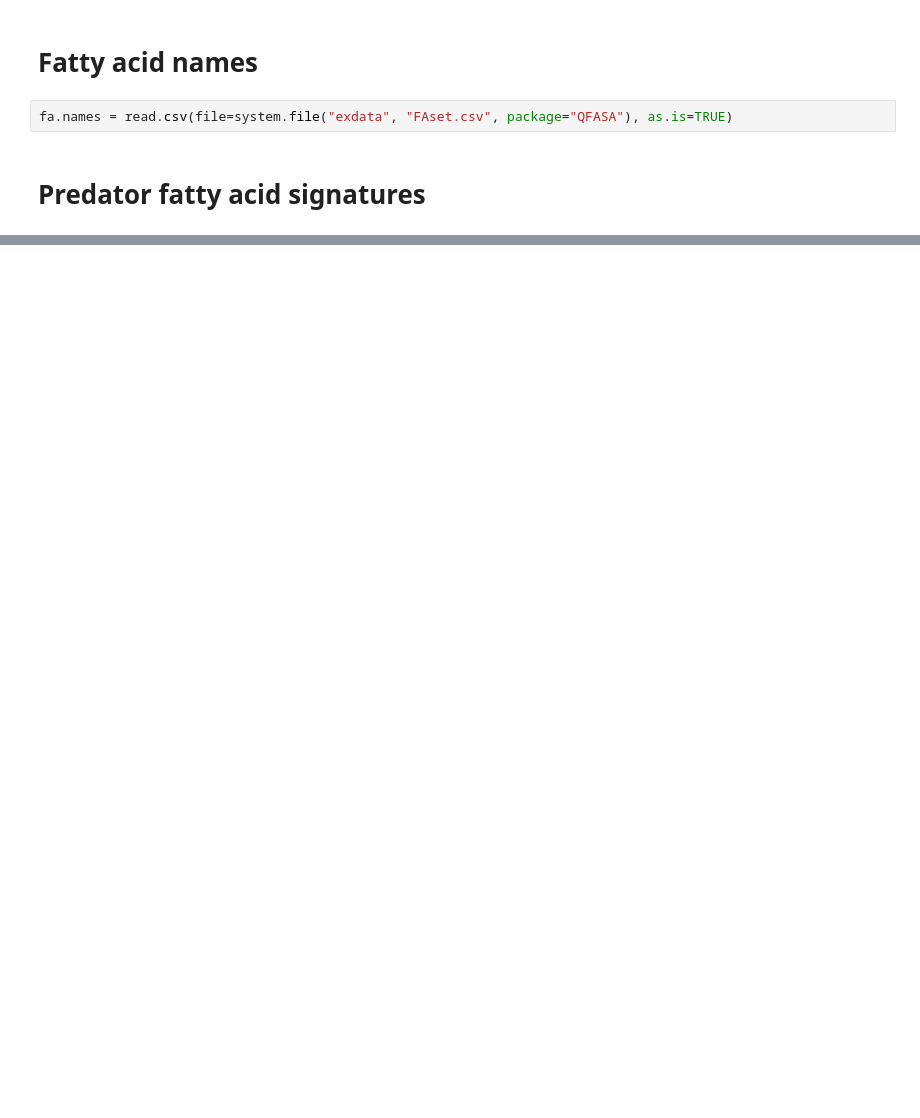
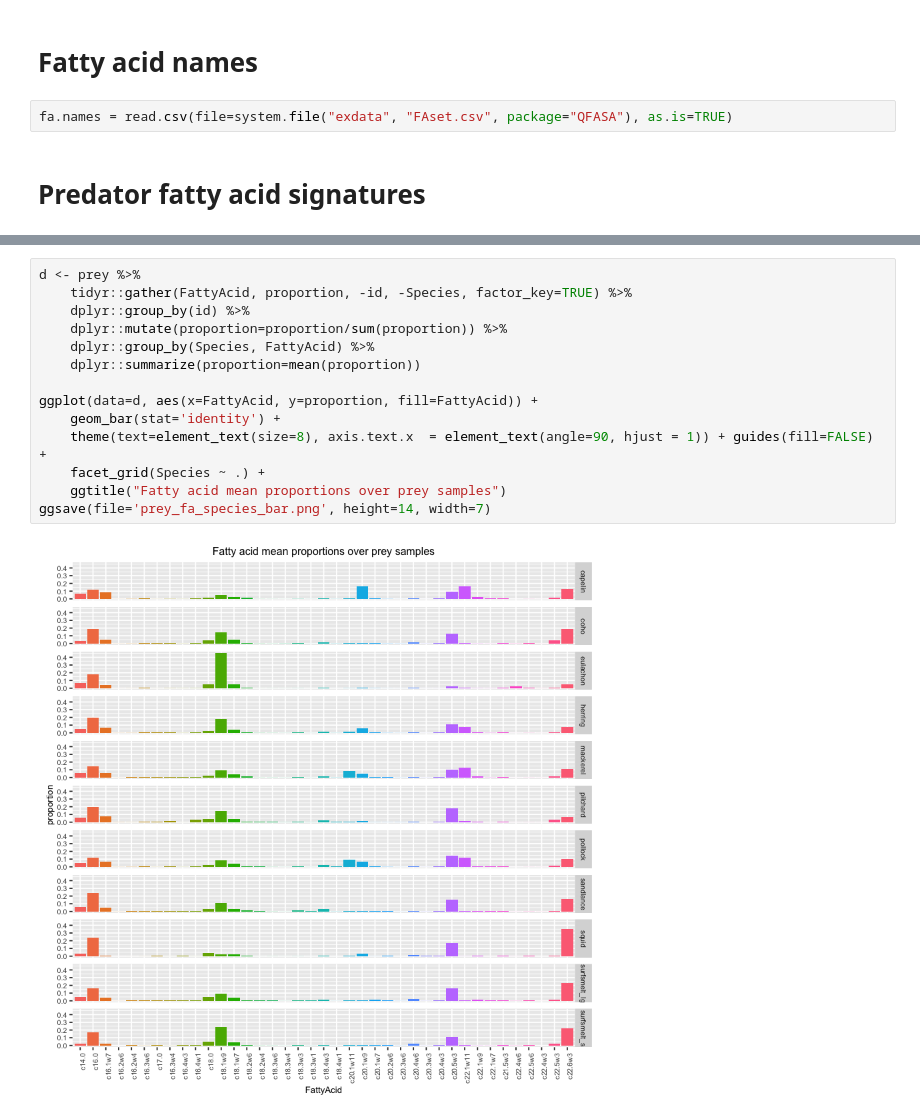
Before and after one commit to cstewartGH/QFASA, a Jupyter notebook: dev/Prototype.ipynb, the cells around one changed output, grey strips where cells are left out. Saved outputs shown, nothing was run; the diff lists cells and outputs as text; blank space fills up the shorter version.

```diff
--- a/dev/Prototype.ipynb
+++ b/dev/Prototype.ipynb
@@ -11,0 +63,16 @@ fa.names = read.csv(file=system.file("exdata", "FAset.csv", package="QFASA"), as
+# %%
+d <- prey %>%
+    tidyr::gather(FattyAcid, proportion, -id, -Species, factor_key=TRUE) %>%
+    dplyr::group_by(id) %>%
+    dplyr::mutate(proportion=proportion/sum(proportion)) %>%
+    dplyr::group_by(Species, FattyAcid) %>%
+    dplyr::summarize(proportion=mean(proportion))
+
+ggplot(data=d, aes(x=FattyAcid, y=proportion, fill=FattyAcid)) +
+    geom_bar(stat='identity') +
+    theme(text=element_text(size=8), axis.text.x  = element_text(angle=90, hjust = 1)) + guides(fill=FALSE) +
+    facet_grid(Species ~ .) +
+    ggtitle("Fatty acid mean proportions over prey samples")
+ggsave(file='prey_fa_species_bar.png', height=14, width=7)
+# %% [output]
+[figure, added]
```
Also changed, not shown: parts of 25 cells of this notebook, 3 other files.
